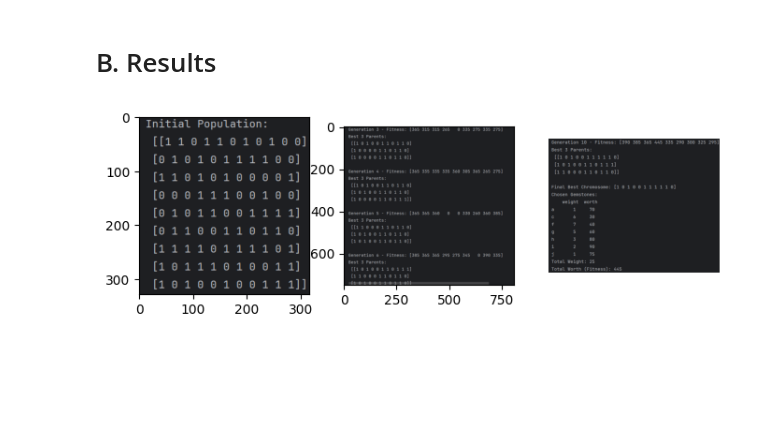
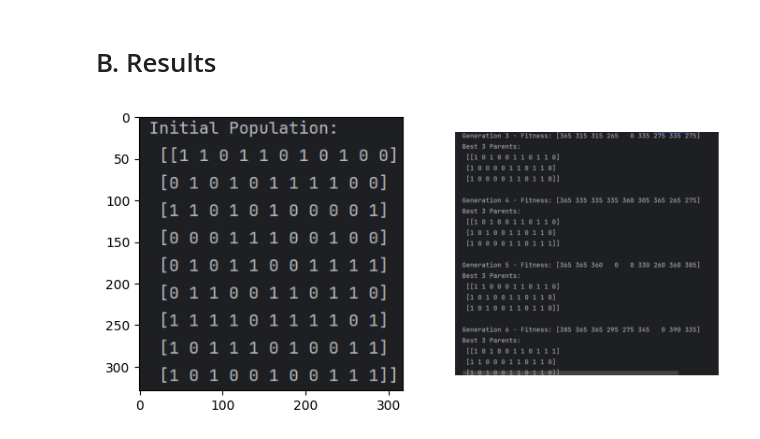
Before and after one commit to MahtabDastranj/Computational-Intelligance, a Jupyter notebook: Evolutionary_algorithms/explanation.ipynb, the cells around one changed output. Saved outputs shown, nothing was run; the diff lists cells and outputs as text; code cells hidden in the pictures; blank space fills up the shorter version.

```diff
--- a/Evolutionary_algorithms/explanation.ipynb
+++ b/Evolutionary_algorithms/explanation.ipynb
@@ -84,13 +84,11 @@ If the gene is 0, it becomes 1
 # %%
 img1 = mpimg.imread(r"C:\Users\MDastranj\OneDrive\Pictures\Screenshots\Screenshot 2024-12-17 135620.png")
 img2 = mpimg.imread(r"C:\Users\MDastranj\OneDrive\Pictures\Screenshots\Screenshot 2024-12-17 140125.png")
-img3 = mpimg.imread(r"C:\Users\MDastranj\OneDrive\Pictures\Screenshots\Screenshot 2024-12-17 140214.png")
 
-fig, axs = plt.subplots(2, 2, figsize=(8, 8))
+fig, axs = plt.subplots(1, 2, figsize=(8, 8))
 axs[0].imshow(img1)
 axs[1].imshow(img2)
-axs[2].imshow(img3)
 plt.axis('off')
 plt.show()
 # %% [output]
-[figure, old version]
+[figure, new version]
```
Also changed, not shown: parts of 2 cells of this notebook.
